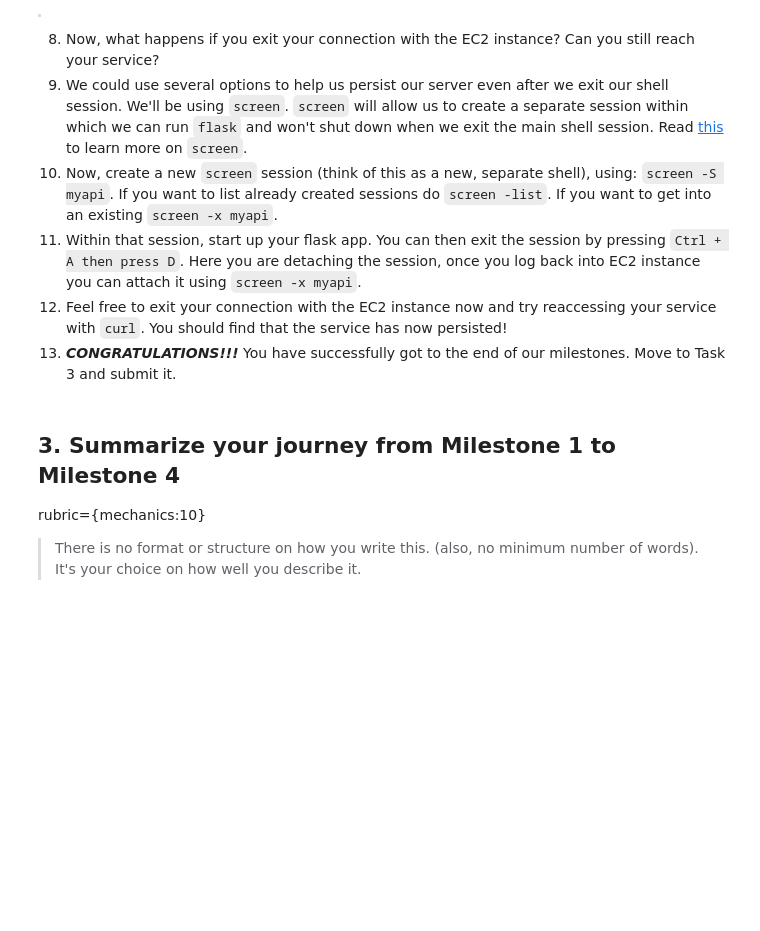
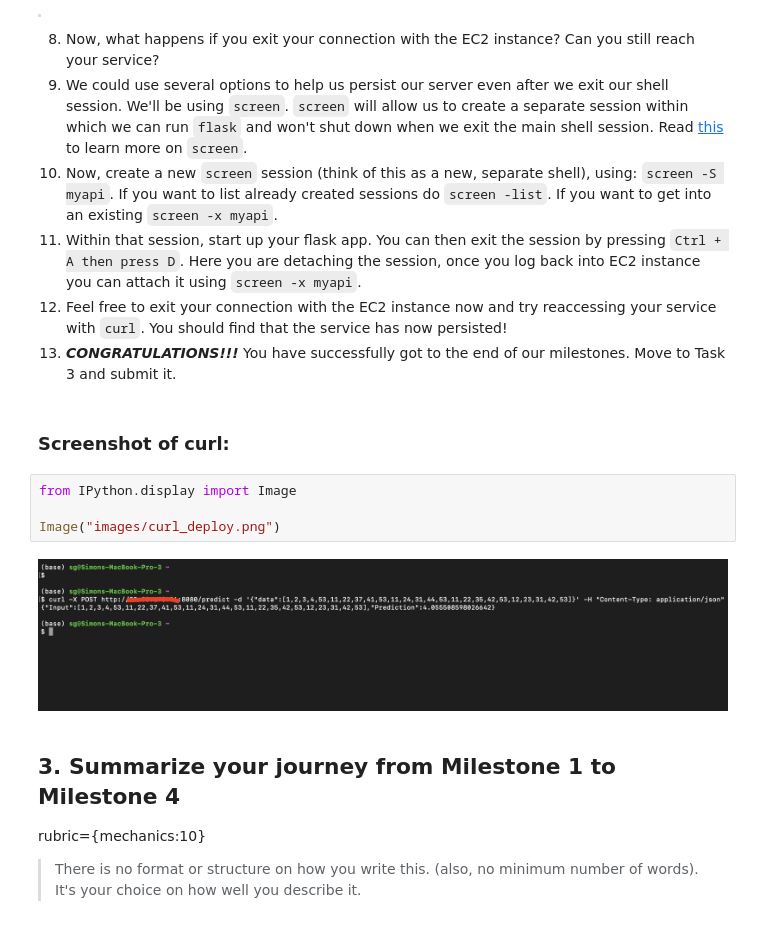
Before and after one commit to UBC-MDS/dsci525-group20, a Jupyter notebook: notebooks/milestone4/Milestone4.ipynb, the cells around one changed output. Cells and saved outputs as stored; diff of their text form; blank space fills up the shorter version.

````diff
--- a/notebooks/milestone4/Milestone4.ipynb
+++ b/notebooks/milestone4/Milestone4.ipynb
@@ -108,6 +108,14 @@ Once your API (app.py) is working, we're ready to deploy it! For this, do the fo
 11. Within that session, start up your flask app. You can then exit the session by pressing `Ctrl + A then press D`. Here you are detaching the session, once you log back into EC2 instance you can attach it using ```screen -x myapi```.
 12. Feel free to exit your connection with the EC2 instance now and try reaccessing your service with `curl`. You should find that the service has now persisted!
 13. ***CONGRATULATIONS!!!*** You have successfully got to the end of our milestones. Move to Task 3 and submit it.
+# %% [markdown]
+### Screenshot of curl:
+# %%
+from IPython.display import Image
+
+Image("images/curl_deploy.png")
+# %% [output]
+[figure, added]
 # %% [markdown]
 ## 3. Summarize your journey from Milestone 1 to Milestone 4
 rubric={mechanics:10}
````
Also changed, not shown: parts of 3 cells of this notebook, 2 other files.
